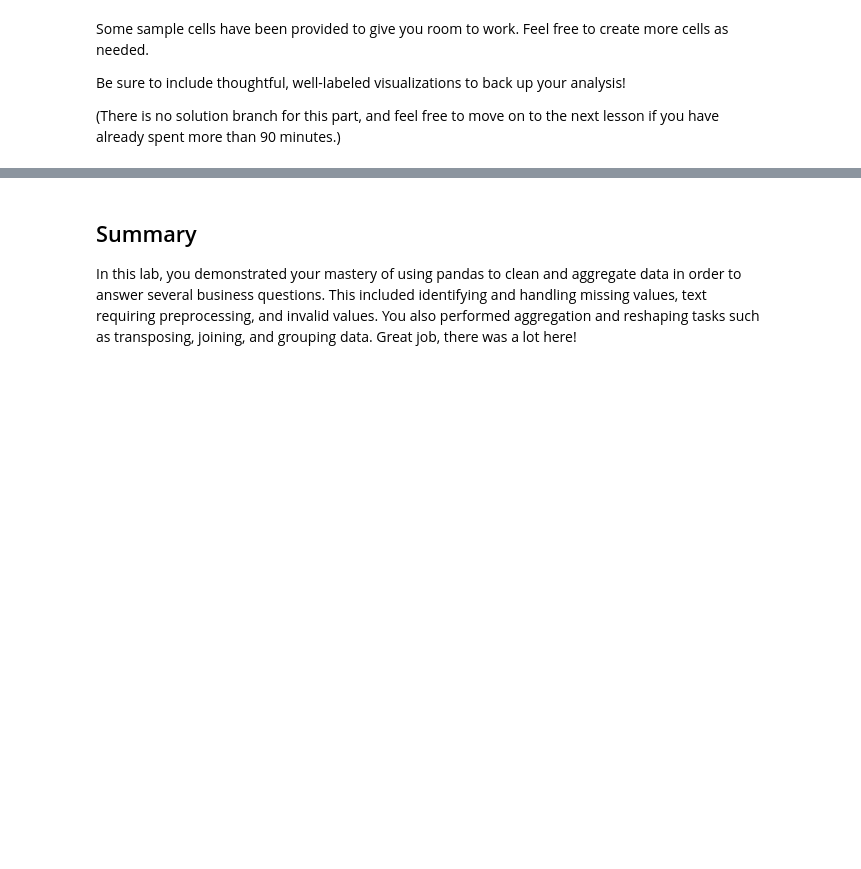
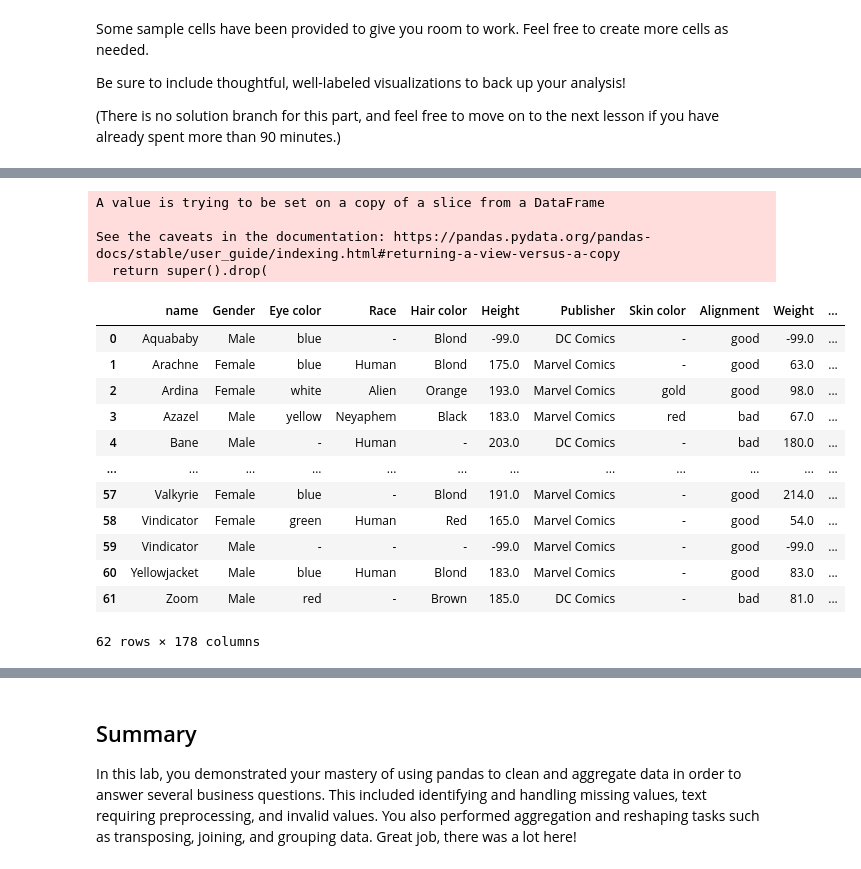
Before and after one commit to FerdinandBeaman/dsc-pandas-data-cleaning-lab, a Jupyter notebook: index.ipynb, the cells around one changed output, grey strips where cells are left out. Cells and saved outputs as stored; diff of their text form; code cells hidden in the pictures; blank space fills up the shorter version.

```diff
--- a/index.ipynb
+++ b/index.ipynb
@@ -1007,0 +979,25 @@ df_unique_2
+# %%
+df_unusuals.reset_index(inplace = True)
+# %%
+df_unusuals.drop("index", axis = 1, inplace = True)
+# %% [output]
+A value is trying to be set on a copy of a slice from a DataFrame
+
+See the caveats in the documentation: https://pandas.pydata.org/pandas-docs/stable/user_guide/indexing.html#returning-a-view-versus-a-copy
+  return super().drop(
+# %%
+df_unusuals
+# %% [output]
+|  | name | Gender | Eye color | Race | Hair color | Height | Publisher | Skin color | Alignment | Weight | ... |
+| 0 | Aquababy | Male | blue | - | Blond | -99.0 | DC Comics | - | good | -99.0 | ... |
+| 1 | Arachne | Female | blue | Human | Blond | 175.0 | Marvel Comics | - | good | 63.0 | ... |
+| 2 | Ardina | Female | white | Alien | Orange | 193.0 | Marvel Comics | gold | good | 98.0 | ... |
+| 3 | Azazel | Male | yellow | Neyaphem | Black | 183.0 | Marvel Comics | red | bad | 67.0 | ... |
+| 4 | Bane | Male | - | Human | - | 203.0 | DC Comics | - | bad | 180.0 | ... |
+| ... | ... | ... | ... | ... | ... | ... | ... | ... | ... | ... | ... |
+| 57 | Valkyrie | Female | blue | - | Blond | 191.0 | Marvel Comics | - | good | 214.0 | ... |
+| 58 | Vindicator | Female | green | Human | Red | 165.0 | Marvel Comics | - | good | 54.0 | ... |
+| 59 | Vindicator | Male | - | - | - | -99.0 | Marvel Comics | - | good | -99.0 | ... |
+| 60 | Yellowjacket | Male | blue | Human | Blond | 183.0 | Marvel Comics | - | good | 83.0 | ... |
+| 61 | Zoom | Male | red | - | Brown | 185.0 | DC Comics | - | bad | 81.0 | ... |
+62 rows × 178 columns
```
Also changed, not shown: parts of 26 cells of this notebook.
